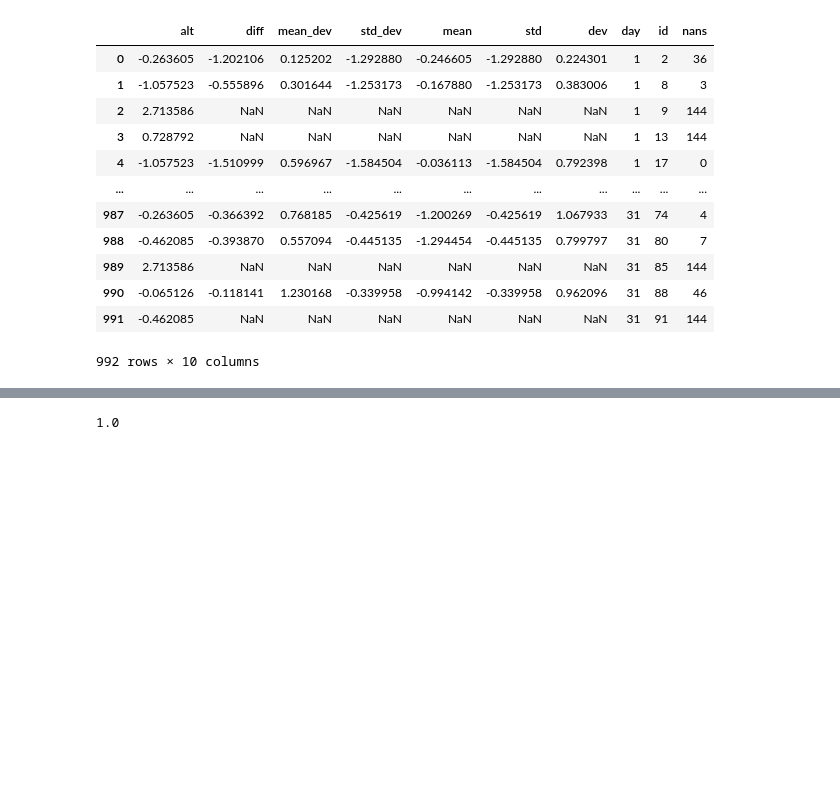
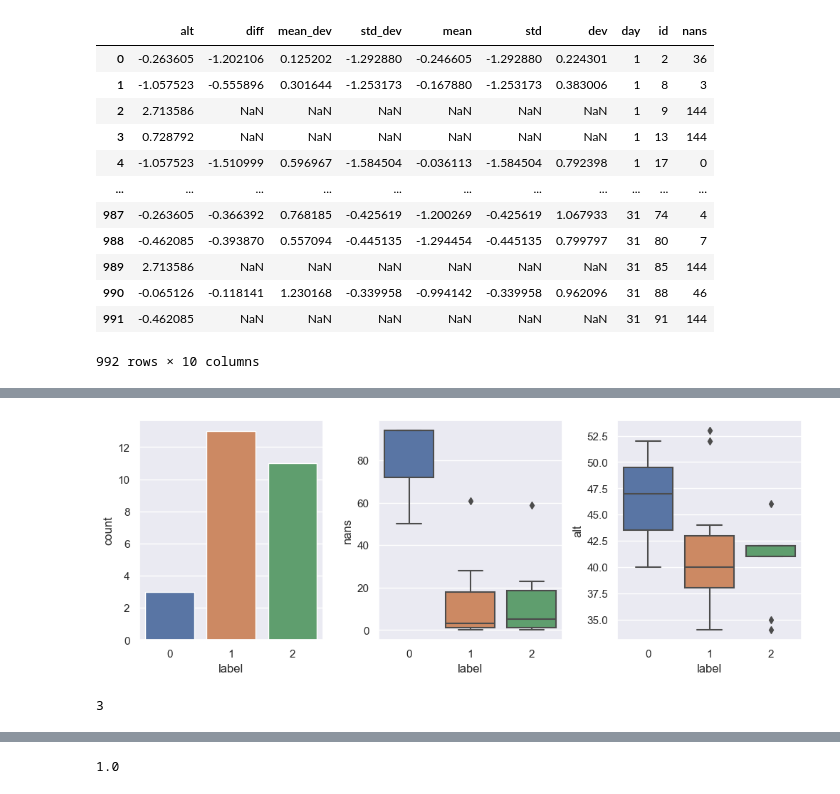
Before and after one commit to vegan-schnitzel/messi-cluster-analysis, a Jupyter notebook: code/4-scaled-features.ipynb, the cells around one changed output, grey strips where cells are left out. Cells and saved outputs as stored; diff of their text form; code cells hidden in the pictures; blank space fills up the shorter version.

```diff
--- a/code/4-scaled-features.ipynb
+++ b/code/4-scaled-features.ipynb
@@ -152,0 +263,20 @@ tmp_ftrs_scaled
+# %%
+def plot_params(n_clusters, ftrs, nday, data=tmp_ftrs_scaled):
+    # clustering
+    kmeans, ftrs_df = kmeans_single_day(n_clusters, ftrs, nday, data)
+    # add labels
+    plt_data = tmp_ftrs[tmp_ftrs.day == nday].dropna()
+    plt_data["label"] = kmeans.labels_
+    # plotting
+    fig, ax = plt.subplots(1, 3, figsize=(12,4), gridspec_kw={"wspace": 0.3})
+    sns.countplot(data=plt_data, x="label", ax=ax[0])
+    sns.boxplot(data=plt_data, x="label", y="nans", ax=ax[1])
+    sns.boxplot(data=plt_data, x="label", y="alt", ax=ax[2])
+# %%
+plot_params(n_clusters, ftrs, nday)
+# %% [output]
+[figure, added]
+# %%
+n_clusters
+# %% [output]
+3
```
Also changed, not shown: parts of 21 cells of this notebook, 34 other files.
